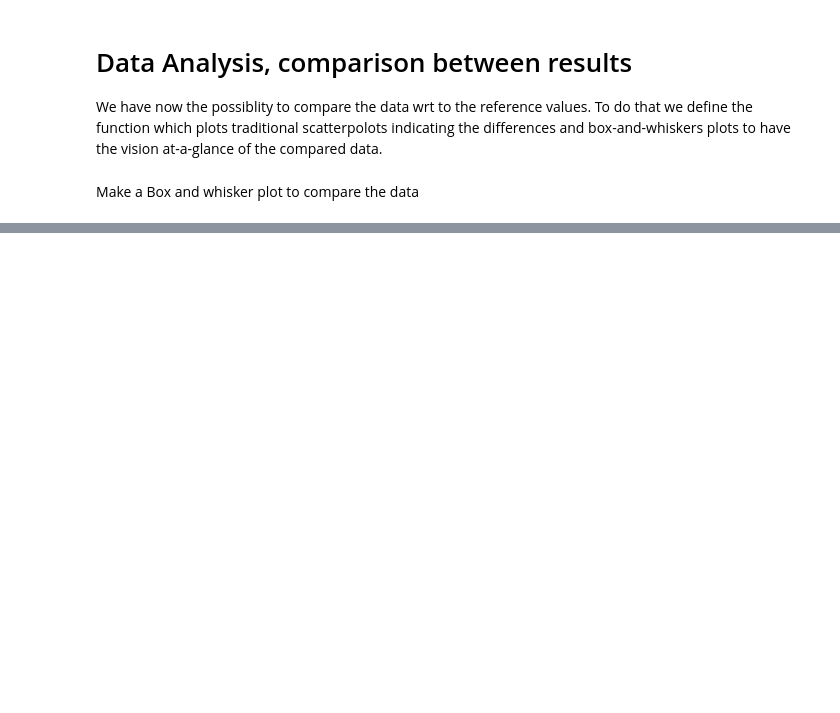
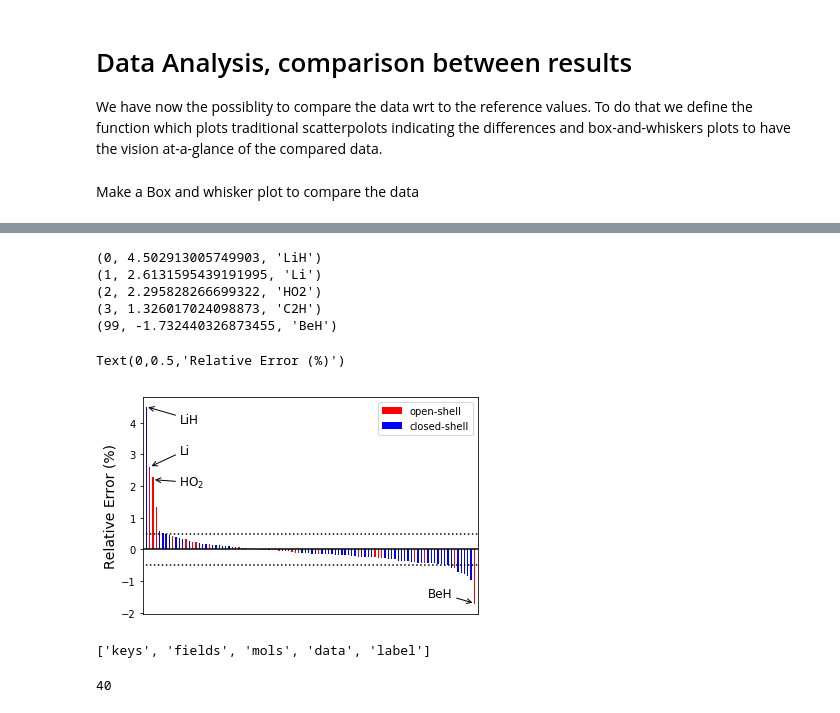
Before and after one commit to marcodalessandro76/Statical-Polarizability, a Jupyter notebook: Calculations/Data analysis.ipynb, the cells around one changed output, grey strips where cells are left out. Saved outputs shown, nothing was run; the diff lists cells and outputs as text; code cells hidden in the pictures; blank space fills up the shorter version.

```diff
--- a/Calculations/Data analysis.ipynb
+++ b/Calculations/Data analysis.ipynb
@@ -518,0 +615,2 @@ Study: nlcc_ss(pbe)                    #--------------------
+# %%
+data = comparison_of_data2()
@@ -518,0 +628,45 @@ Study: nlcc_ss(pbe)                    #--------------------
+# %%
+%matplotlib inline
+
+index = 5 #nlcc-s
+bars = data[index]['data']
+mols = data[index]['mols']
+
+positions = np.arange(len(bars))
+
+fig, ax = plt.subplots()
+for pos,bar,mol in zip(positions,bars,mols):
+    if abs(bar) > 1:
+        print(pos,bar,mol)
+    if mol in closed_shell:
+        ax.bar(pos,bar,color='blue',width=0.4,label='closed-shell')
+    if mol in open_shell:
+        ax.bar(pos,bar,color='red',width=0.4,label='open-shell')
+plt.xticks([], [])
+ax.hlines(y=-0.5,xmin=-5,xmax=100,linestyle='dotted')
+ax.hlines(y=0.5,xmin=-5,xmax=100,linestyle='dotted')
+ax.hlines(y=0.0,xmin=-5,xmax=100)
+plt.xlim(-1,100)
+plt.legend(['lalla','cuccu'])
+handles,labels=ax.get_legend_handles_labels()
+i=np.arange(len(labels)) #make an index for later
+filter=np.array([]) #set up a filter (empty for now)
+unique_labels=list(set(labels)) #find unique labels
+for ul in unique_labels: #loop through unique labels
+    filter=np.append(filter,[i[np.array(labels)==ul][0]]) #find the first instance of this label and add its index to the filter
+handles=[handles[int(f)] for f in filter] #filter out legend items to keep only the first instance of each repeated label
+labels=[labels[int(f)] for f in filter]
+ax.legend(handles,labels) #draw the legend with the filtered handles and labels lists
+ax.annotate('LiH', xy=(0, 4.5), xytext=(10, 4),arrowprops=dict(arrowstyle='->'),size=12)
+ax.annotate('Li', xy=(1, 2.6), xytext=(10, 3),arrowprops=dict(arrowstyle='->'),size=12)
+ax.annotate('HO$_2$', xy=(2, 2.2), xytext=(10, 2),arrowprops=dict(arrowstyle='->'),size=12)
+ax.annotate('BeH', xy=(99, -1.7), xytext=(85, -1.5),arrowprops=dict(arrowstyle='->'),size=12)
+plt.ylabel('Relative Error (%)',size=14)
+# %% [output]
+(0, 4.502913005749903, 'LiH')
+(1, 2.6131595439191995, 'Li')
+(2, 2.295828266699322, 'HO2')
+(3, 1.326017024098873, 'C2H')
+(99, -1.732440326873455, 'BeH')
+Text(0,0.5,'Relative Error (%)')
+[figure, added]
@@ -518,0 +675,8 @@ Study: nlcc_ss(pbe)                    #--------------------
+# %%
+data[0].keys()
+# %% [output]
+['keys', 'fields', 'mols', 'data', 'label']
+# %%
+len(open_shell)
+# %% [output]
+40
```
Also changed, not shown: parts of 26 cells of this notebook, 4 other files.
